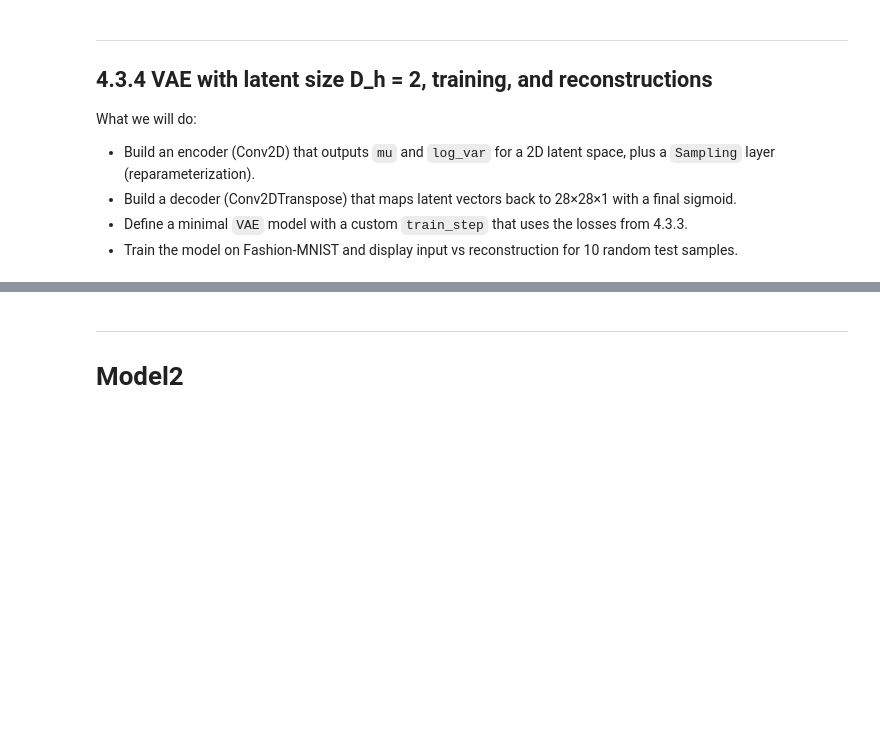
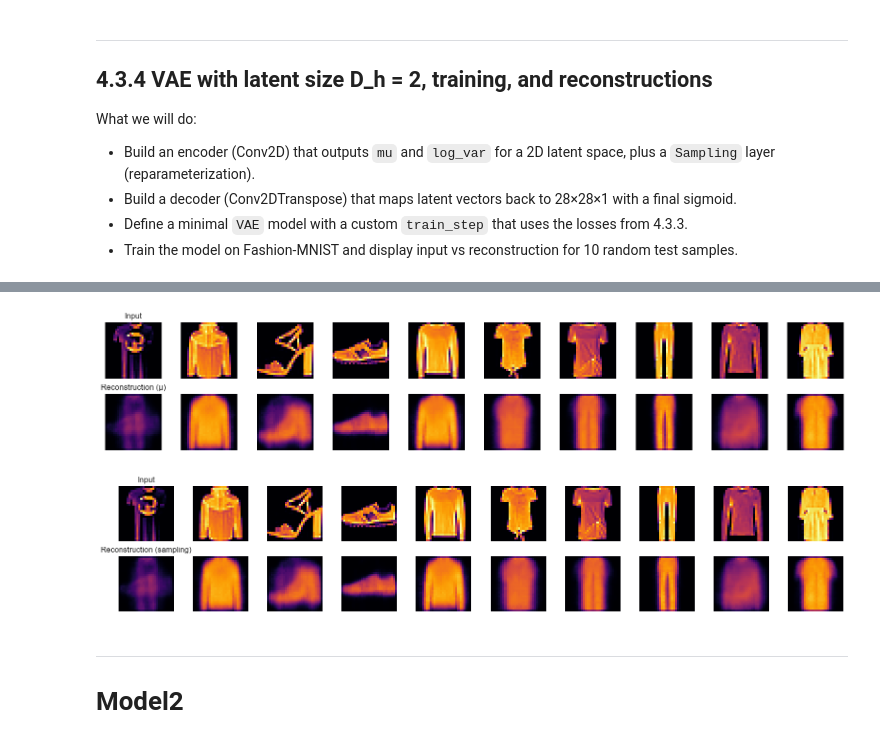
Before and after one commit to JacopoCaldana/FASHION-MNIST_VAE, a Jupyter notebook: 4_3.ipynb, the cells around one changed output, grey strips where cells are left out. Drawn from its saved outputs; the diff is of its cells as text; code cells hidden in the pictures; blank space fills up the shorter version.

```diff
--- a/4_3.ipynb
+++ b/4_3.ipynb
@@ -319,3 +337,51 @@ KeyboardInterrupt:
+# %%
+
+
+def show_original_vs_recon(model, x, n=10, seed=42, deterministic=True, cmap="inferno"):
+    """
+    Visualizza n immagini (riga sopra: input, riga sotto: ricostruzione).
+    deterministic=True usa z=mu; False usa un nuovo campionamento z=mu+sigma*eps.
+    """
+    rng = np.random.default_rng(seed)
+    idx = rng.choice(len(x), size=n, replace=False)
+    x_sel = x[idx]
+
+    # Encoder -> mu, log_var, z (z è già campionato dalla Sampling layer)
+    mu, log_var, z = model.encoder.predict(x_sel, verbose=0)
+
+    if deterministic:
+        z_used = mu
+    else:
+        eps = np.random.normal(size=mu.shape)
+        z_used = mu + np.exp(0.5 * log_var) * eps
+
+    x_hat = model.decoder.predict(z_used, verbose=0)
+    if x_hat.ndim == 3:
+        x_hat = x_hat[..., None]
+
+    plt.figure(figsize=(1.6*n, 3.2))
+    for i in range(n):
+        ax_in = plt.subplot(2, n, i+1)
+        ax_in.imshow(x_sel[i].squeeze(), vmin=0, vmax=1, cmap=cmap)
+        ax_in.axis("off")
+        if i == 0:
+            ax_in.set_title("Input")
+
+        ax_rec = plt.subplot(2, n, n+i+1)
+        ax_rec.imshow(x_hat[i].squeeze(), vmin=0, vmax=1, cmap=cmap)
+        ax_rec.axis("off")
+        if i == 0:
+            ax_rec.set_title("Reconstruction" + (" (μ)" if deterministic else " (sampling)"))
+
+    plt.tight_layout()
+    plt.show()
+
+# Usa il modello corrente (vae2) sui dati di test (x_test):
+show_original_vs_recon(vae2, x_test, n=10, seed=42, deterministic=True)   # deterministico (z=mu)
+show_original_vs_recon(vae2, x_test, n=10, seed=42, deterministic=False)  # sampling
+# %% [output]
+[figure, added]
+[figure, added]
 # %% [markdown]
 ----
 # Model2
```
Also changed, not shown: parts of 1 cell of this notebook.
